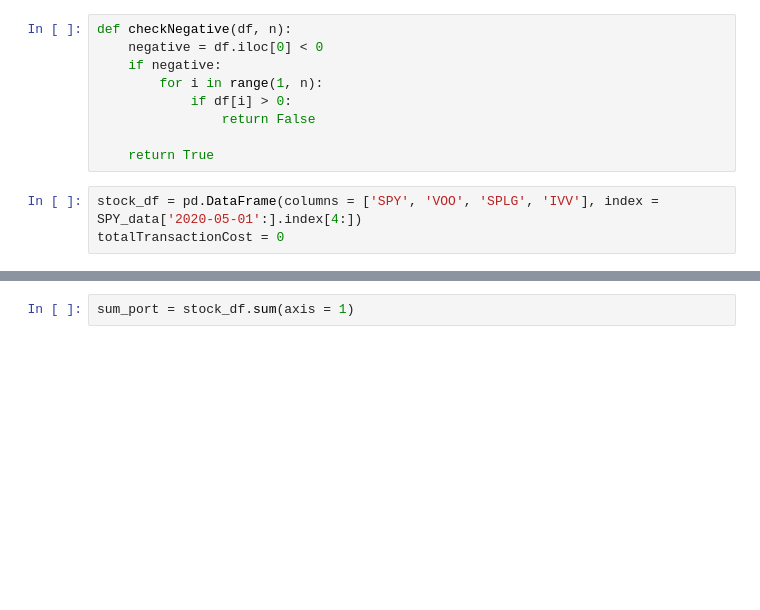
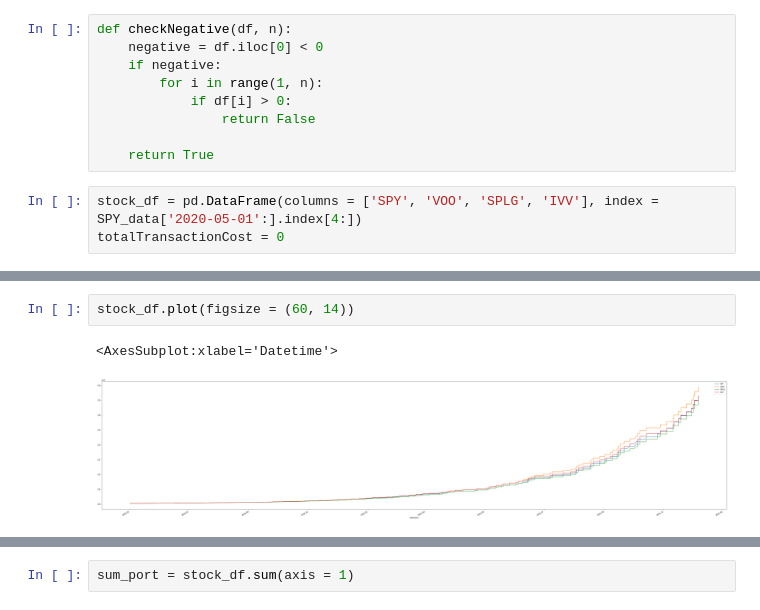
Before and after one commit to BoyangDong/algo_trading_sp500, a Jupyter notebook: Final_Strategy.ipynb, the cells around one changed output, grey strips where cells are left out. Cells and saved outputs as stored; diff of their text form; blank space fills up the shorter version.

```diff
--- a/Final_Strategy.ipynb
+++ b/Final_Strategy.ipynb
@@ -183,3 +267,8 @@ display(stock_df)
+# %%
+stock_df.plot(figsize = (60, 14))
+# %% [output]
+<AxesSubplot:xlabel='Datetime'>
+[figure, added]
 # %%
 net_profit = stock_df.iloc[-1].sum() - 100000000
 net_return = net_profit / 100000000
```
Also changed, not shown: parts of 38 cells of this notebook, 7 other files.
